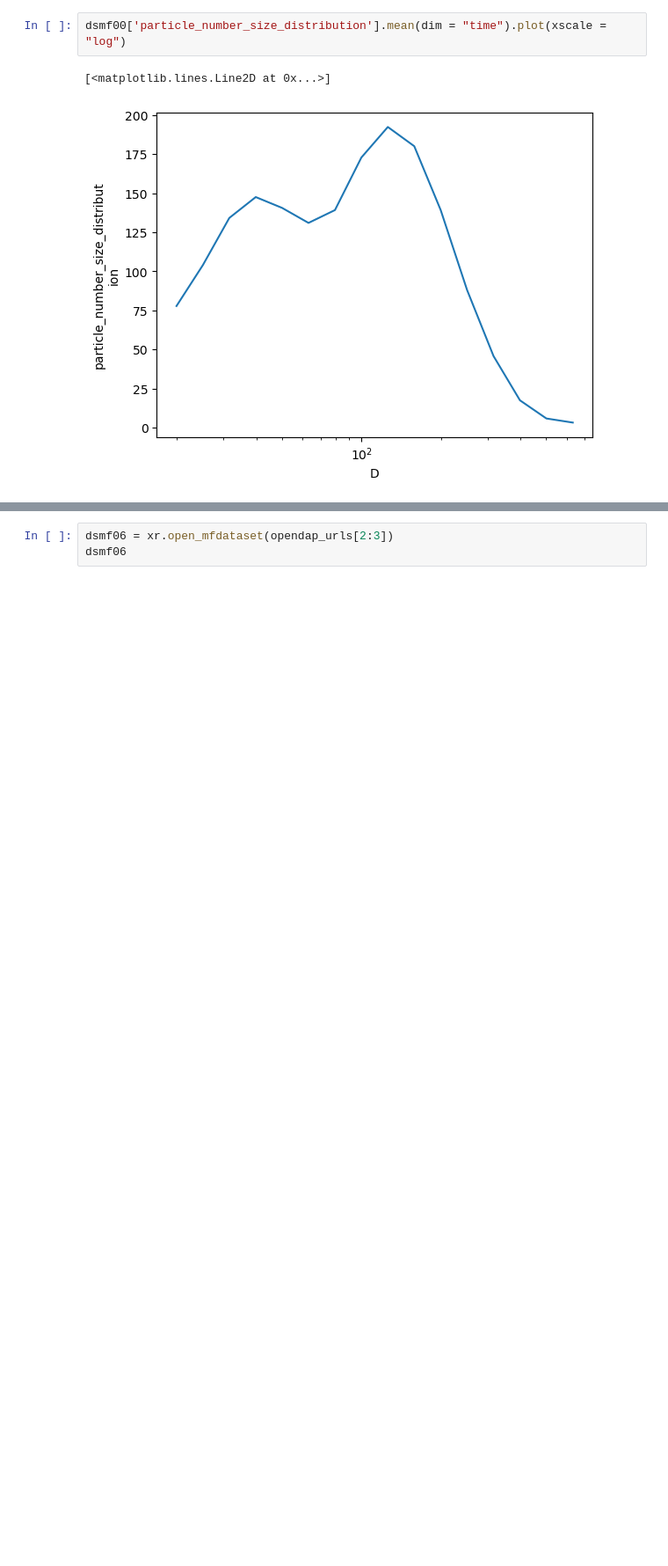
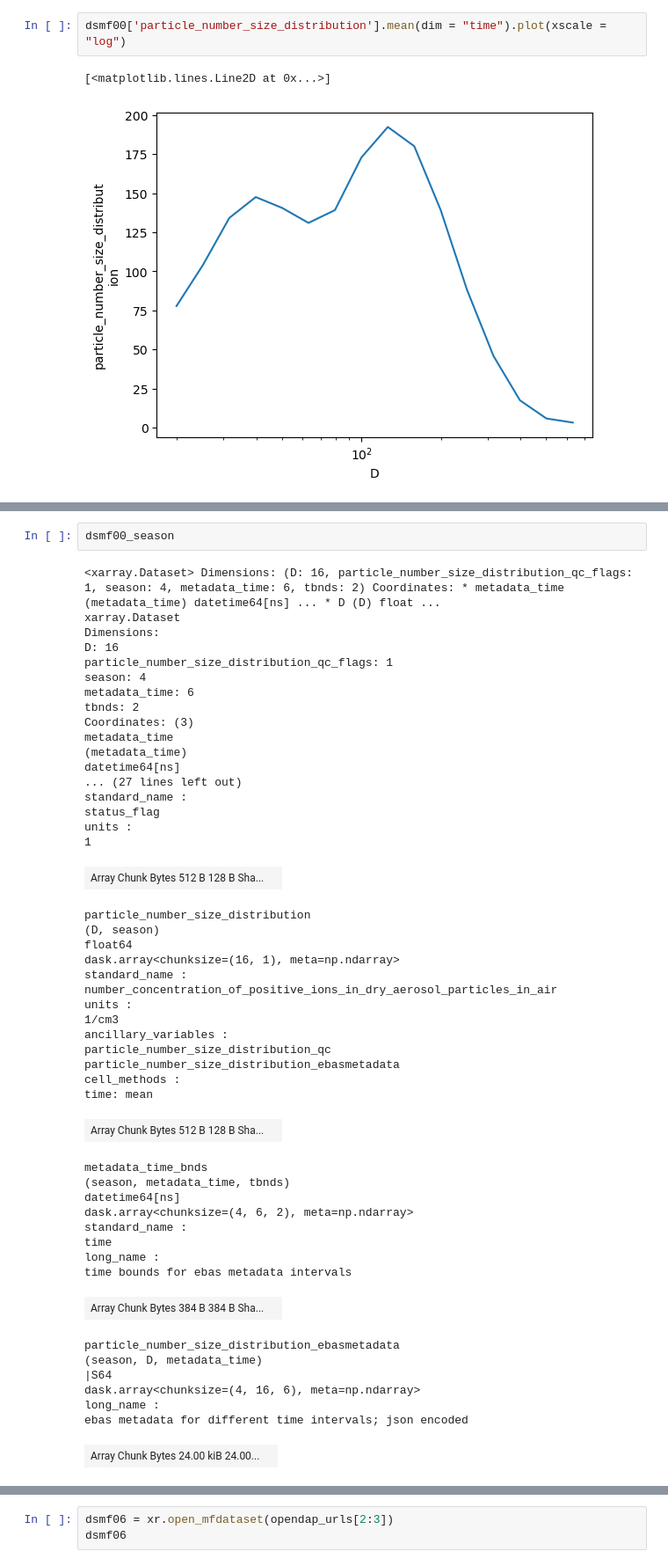
Before and after one commit to eScience-course/-Tjaernoe2022-group1, a Jupyter notebook: notebooks/Stefan/Particle size distribution.ipynb, the cells around one changed output, grey strips where cells are left out. Shown at 88% size. Drawn from its saved outputs; the diff is of its cells as text; blank space fills up the shorter version.

```diff
--- a/notebooks/Stefan/Particle size distribution.ipynb
+++ b/notebooks/Stefan/Particle size distribution.ipynb
@@ -448,0 +419,50 @@ dsmf00['particle_number_size_distribution'].mean(dim = "time").plot(xscale = "lo
+# %%
+dsmf00_season
+# %% [output]
+<xarray.Dataset> Dimensions: (D: 16, particle_number_size_distribution_qc_flags: 1, season: 4, metadata_time: 6, tbnds: 2) Coordinates: * metadata_time (metadata_time) datetime64[ns] ... * D (D) float ...
+xarray.Dataset
+Dimensions:
+D: 16
+particle_number_size_distribution_qc_flags: 1
+season: 4
+metadata_time: 6
+tbnds: 2
+Coordinates: (3)
+metadata_time
+(metadata_time)
+datetime64[ns]
+... (27 lines left out)
+standard_name :
+status_flag
+units :
+1
+| Array Chunk Bytes 512 B 128 B Sha... |  |
+particle_number_size_distribution
+(D, season)
+float64
+dask.array<chunksize=(16, 1), meta=np.ndarray>
+standard_name :
+number_concentration_of_positive_ions_in_dry_aerosol_particles_in_air
+units :
+1/cm3
+ancillary_variables :
+particle_number_size_distribution_qc particle_number_size_distribution_ebasmetadata
+cell_methods :
+time: mean
+| Array Chunk Bytes 512 B 128 B Sha... |  |
+metadata_time_bnds
+(season, metadata_time, tbnds)
+datetime64[ns]
+dask.array<chunksize=(4, 6, 2), meta=np.ndarray>
+standard_name :
+time
+long_name :
+time bounds for ebas metadata intervals
+| Array Chunk Bytes 384 B 384 B Sha... |  |
+particle_number_size_distribution_ebasmetadata
+(season, D, metadata_time)
+|S64
+dask.array<chunksize=(4, 16, 6), meta=np.ndarray>
+long_name :
+ebas metadata for different time intervals; json encoded
+| Array Chunk Bytes 24.00 kiB 24.00... |  |
```
Also changed, not shown: parts of 5 cells of this notebook.
